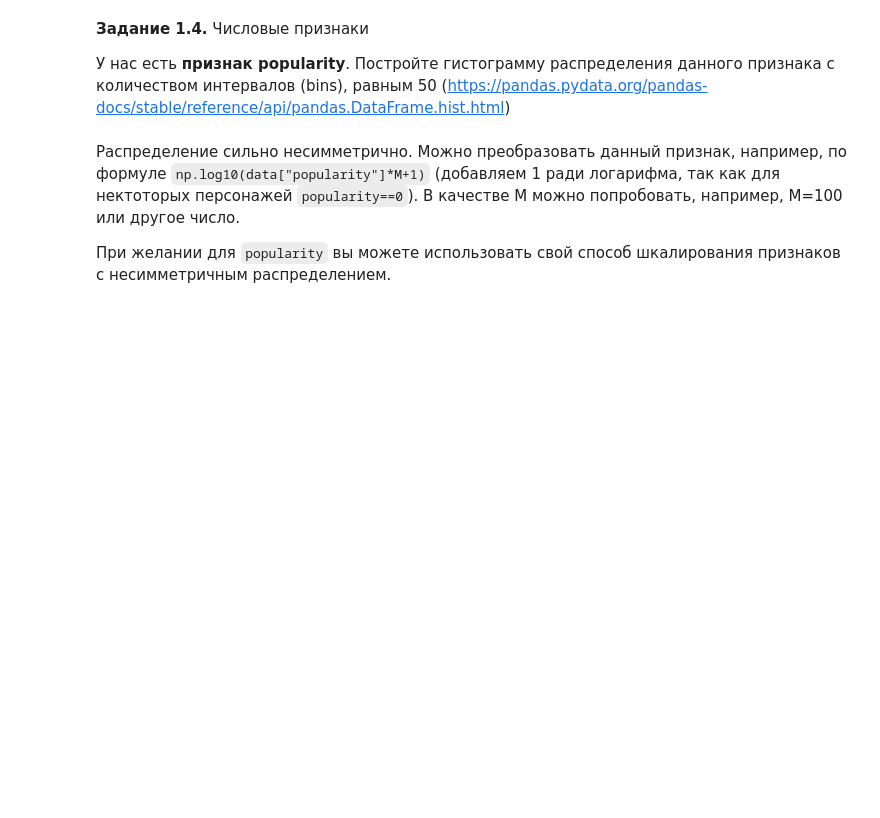
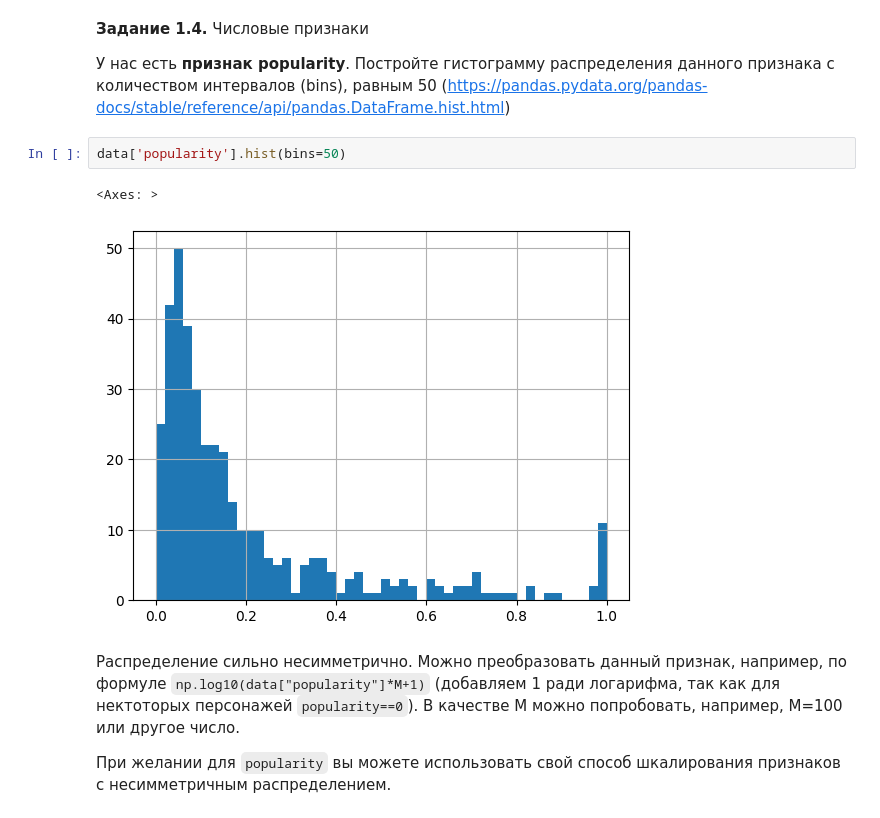
Before and after one commit to VLADpit/MyGoogleColab, a Jupyter notebook: week_01_ml_intro/Homework/hw_1_game_of_thrones.ipynb, the cells around one changed output. Saved outputs shown, nothing was run; the diff lists cells and outputs as text; blank space fills up the shorter version.

```diff
--- a/week_01_ml_intro/Homework/hw_1_game_of_thrones.ipynb
+++ b/week_01_ml_intro/Homework/hw_1_game_of_thrones.ipynb
@@ -190,6 +208,11 @@ dtype: int64
 **Задание 1.4.** Числовые признаки
 
 У нас есть **признак popularity**. Постройте гистограмму распределения данного признака с количеством интервалов (bins), равным 50 (https://pandas.pydata.org/pandas-docs/stable/reference/api/pandas.DataFrame.hist.html)
+# %%
+data['popularity'].hist(bins=50)
+# %% [output]
+<Axes: >
+[figure, added]
 # %% [markdown]
 Распределение сильно несимметрично. Можно преобразовать данный признак, например, по формуле `np.log10(data["popularity"]*M+1)` (добавляем 1 ради логарифма, так как для нектоторых персонажей `popularity==0`). В качестве M можно попробовать, например, M=100 или другое число.
 
```
Also changed, not shown: parts of 2 cells of this notebook.
